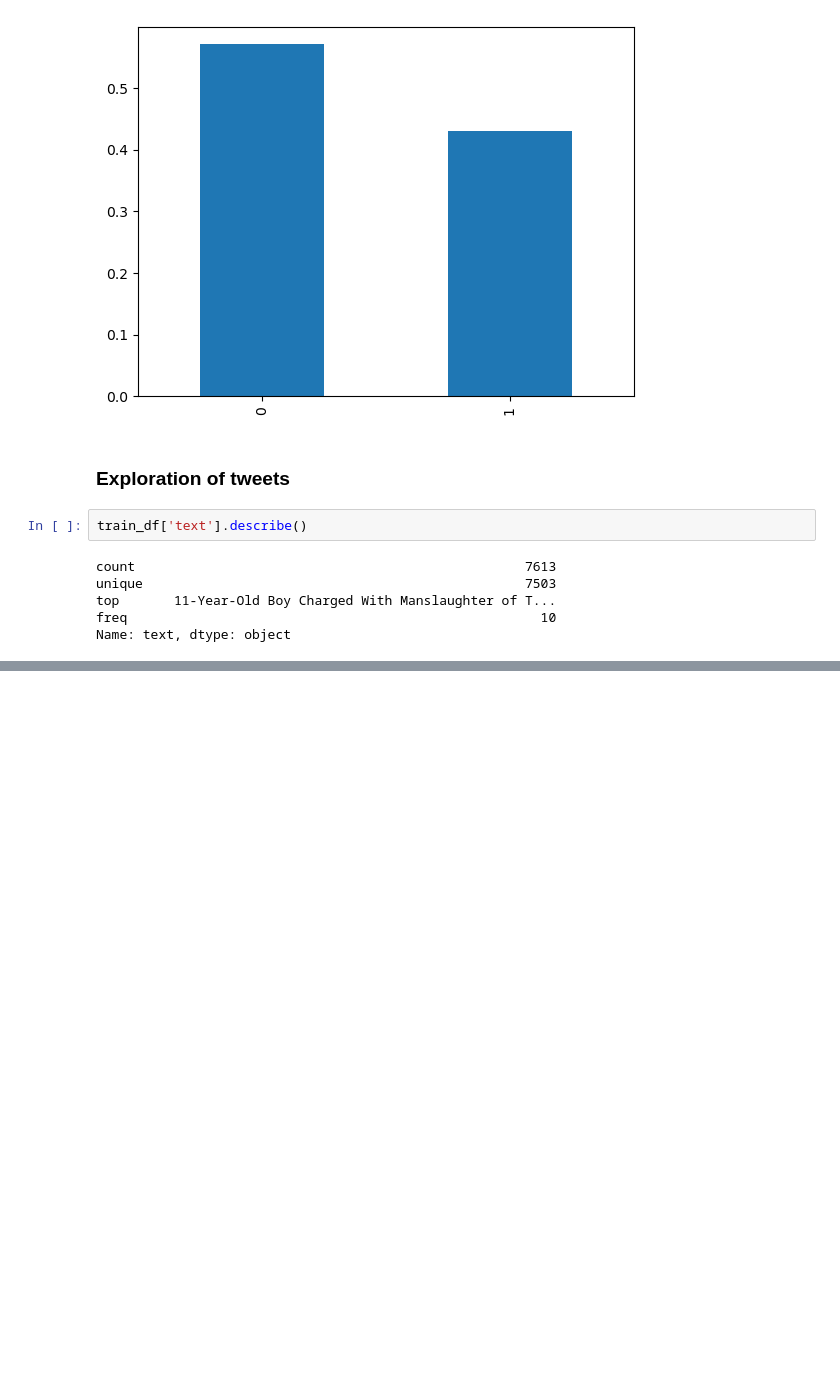
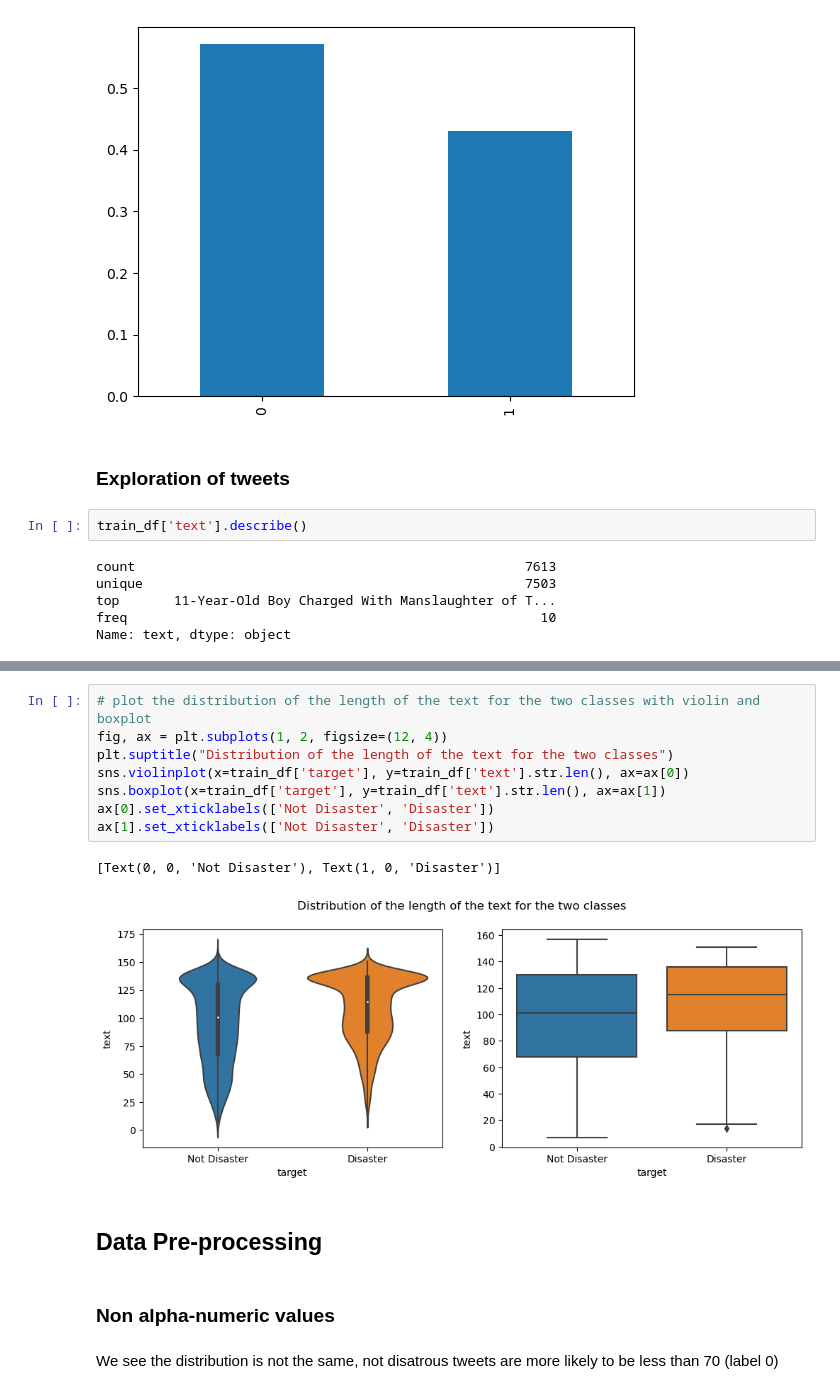
Before and after one commit to rbazin/nlp-disaster-tweets-challenge, a Jupyter notebook: data_exploration.ipynb, the cells around one changed output, grey strips where cells are left out. Drawn from its saved outputs; the diff is of its cells as text; blank space fills up the shorter version.

Commit message:
further data exploration

```diff
--- a/data_exploration.ipynb
+++ b/data_exploration.ipynb
@@ -189,0 +215,18 @@ What a goooooooaaaaaal!!!!!!
+# %%
+# plot the distribution of the length of the text for the two classes with violin and boxplot
+fig, ax = plt.subplots(1, 2, figsize=(12, 4))
+plt.suptitle("Distribution of the length of the text for the two classes")
+sns.violinplot(x=train_df['target'], y=train_df['text'].str.len(), ax=ax[0])
+sns.boxplot(x=train_df['target'], y=train_df['text'].str.len(), ax=ax[1])
+ax[0].set_xticklabels(['Not Disaster', 'Disaster'])
+ax[1].set_xticklabels(['Not Disaster', 'Disaster'])
+# %% [output]
+[Text(0, 0, 'Not Disaster'), Text(1, 0, 'Disaster')]
+[figure, added]
+# %% [markdown]
+<a id="10"></a>
+## Data Pre-processing
+# %% [markdown]
+### Non alpha-numeric values
+# %% [markdown]
+We see the distribution is not the same, not disatrous tweets are more likely to be less than 70 (label 0)
```
Also changed, not shown: parts of 18 cells of this notebook, 3 other files.
